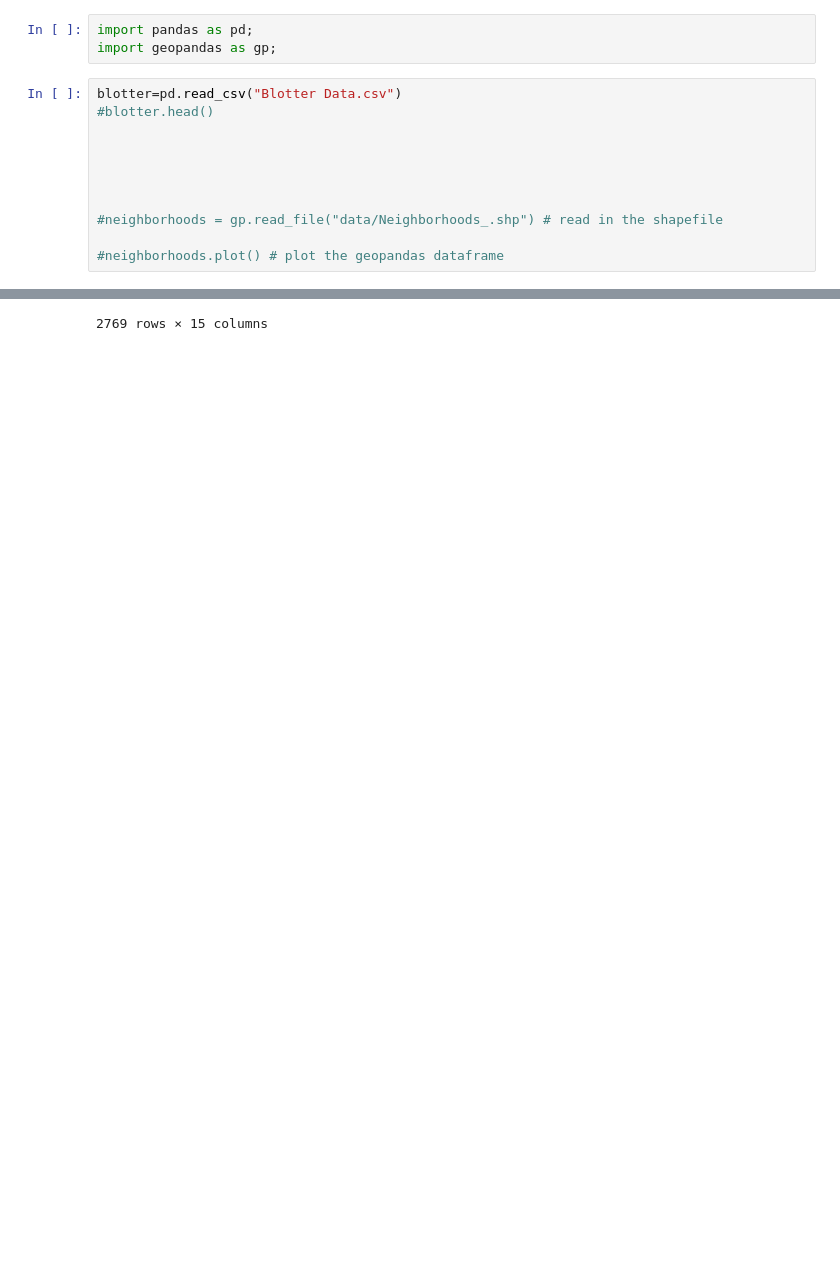
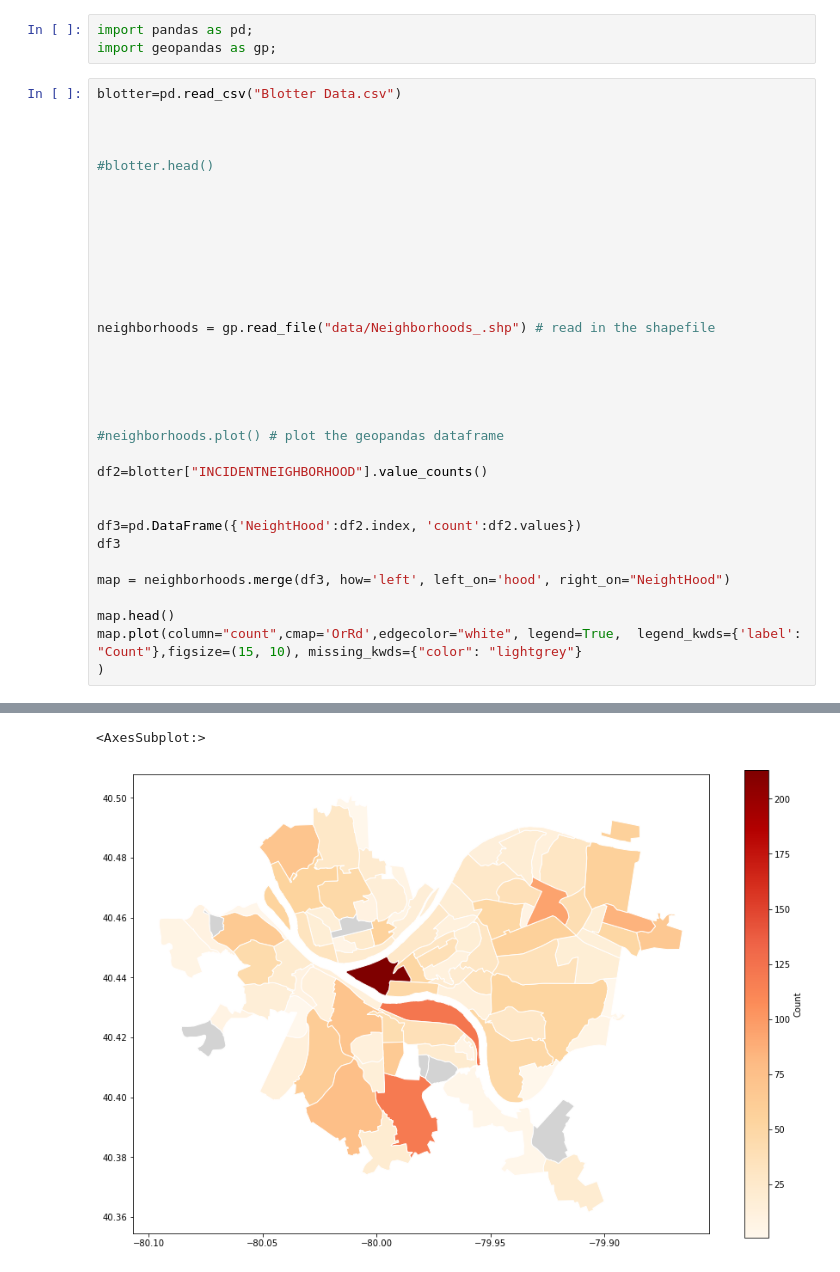
Before and after one commit to rucNick/cmpinf0010__final-project, a Jupyter notebook: project.ipynb, the cells around one changed output, grey strips where cells are left out. Cells and saved outputs as stored; diff of their text form; blank space fills up the shorter version.

Commit message:
Complete part of Blotter data

```diff
--- a/project.ipynb
+++ b/project.ipynb
@@ -3,13 +3,35 @@ import pandas as pd;
 import geopandas as gp;
 # %%
 blotter=pd.read_csv("Blotter Data.csv")
+
+
+
 #blotter.head()
 
 
 
 
 
-#neighborhoods = gp.read_file("data/Neighborhoods_.shp") # read in the shapefile
+
+
+
+neighborhoods = gp.read_file("data/Neighborhoods_.shp") # read in the shapefile
+
+
+
+
 
 #neighborhoods.plot() # plot the geopandas dataframe
+
+df2=blotter["INCIDENTNEIGHBORHOOD"].value_counts()
+
+
+df3=pd.DataFrame({'NeightHood':df2.index, 'count':df2.values})
+df3
+
+map = neighborhoods.merge(df3, how='left', left_on='hood', right_on="NeightHood")
+
+map.head()
+map.plot(column="count",cmap='OrRd',edgecolor="white", legend=True,  legend_kwds={'label': "Count"},figsize=(15, 10), missing_kwds={"color": "lightgrey"}
+)
 # %% [output]
@@ -28 +38,2 @@ blotter=pd.read_csv("Blotter Data.csv")
-2769 rows × 15 columns
+<AxesSubplot:>
+[figure, added]
```
Also changed, not shown: parts of 1 cell of this notebook.
